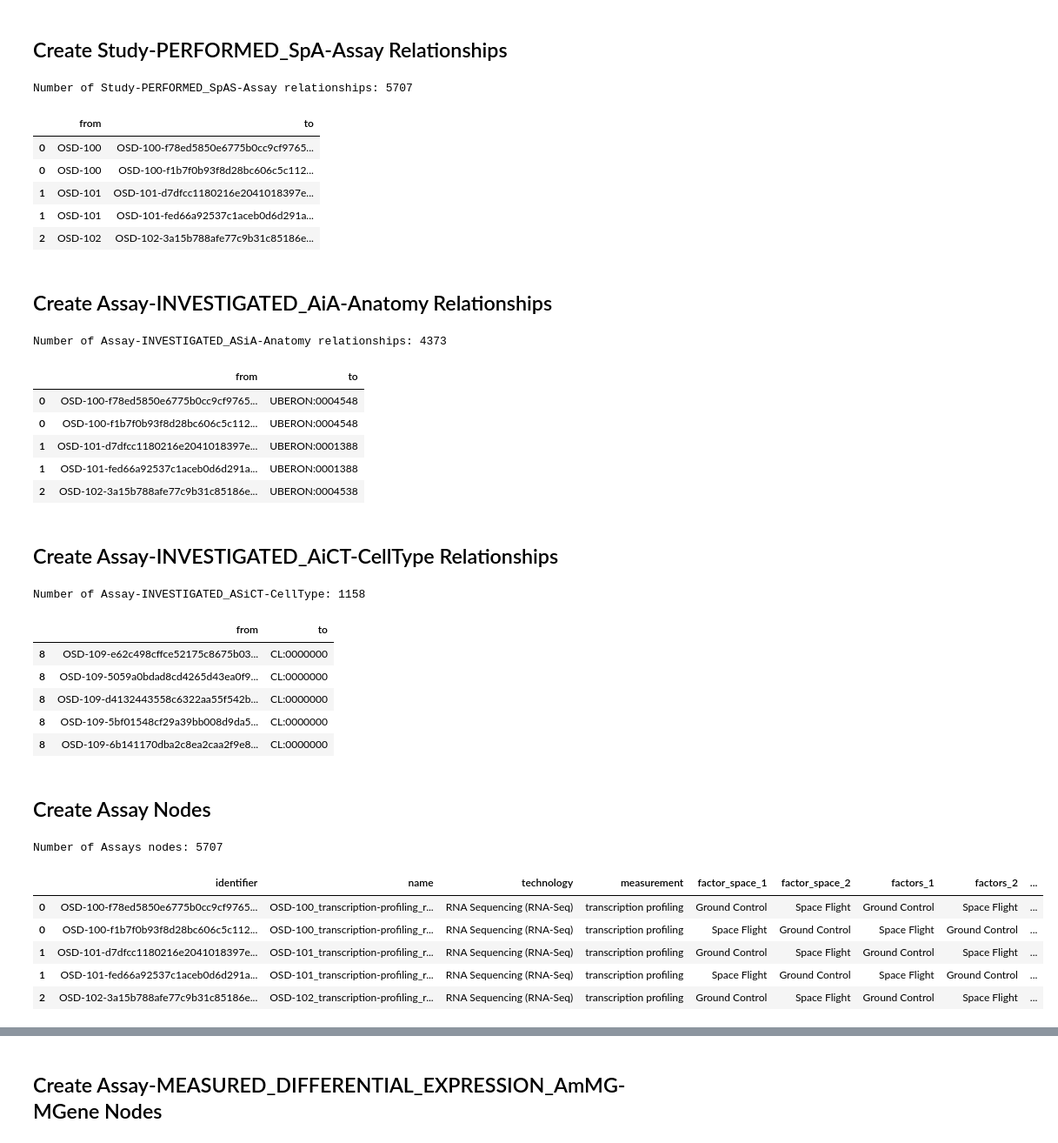
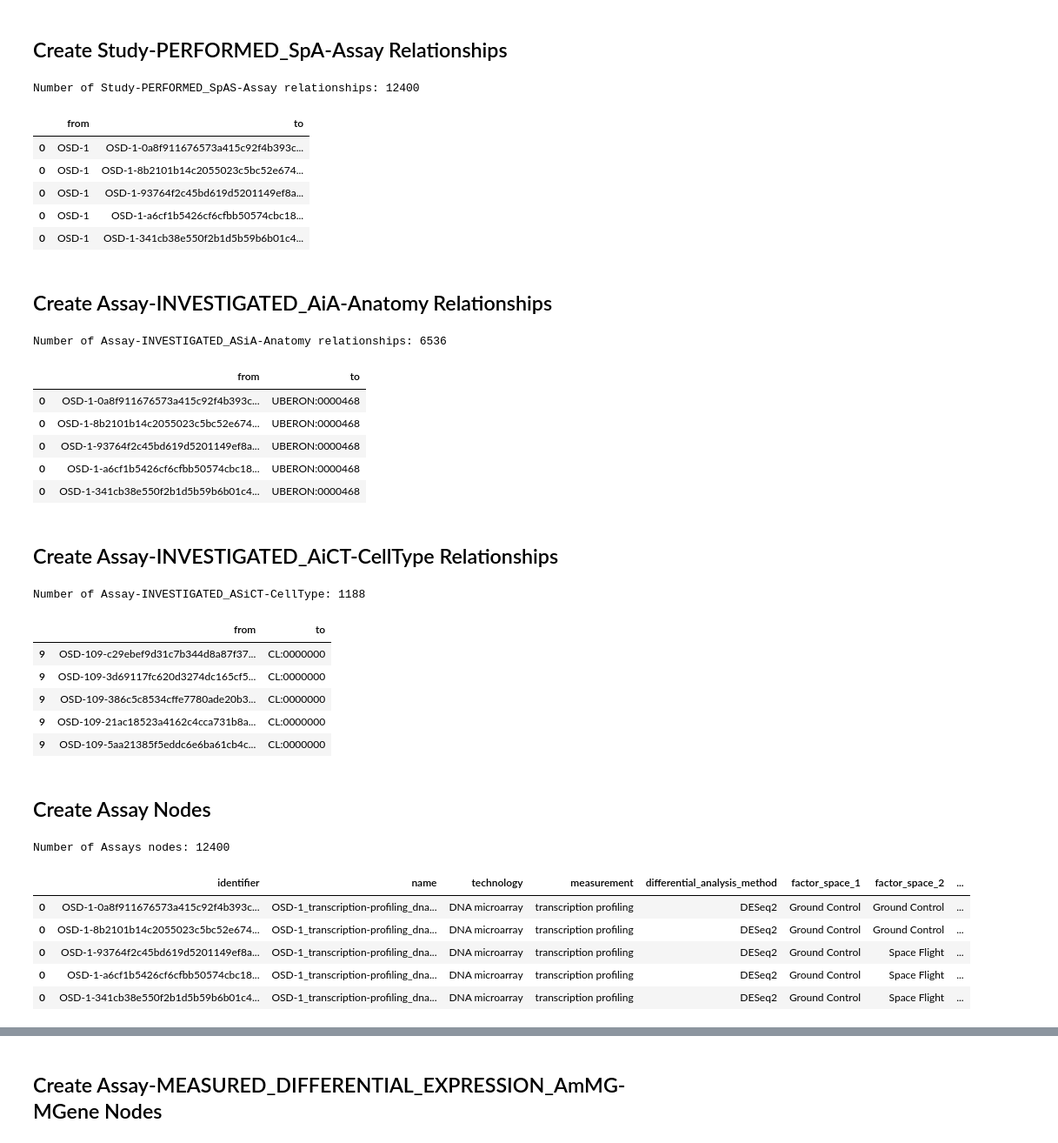
Before and after one commit to asaravia-butler/spoke_genelab, a Jupyter notebook: notebooks/4_create_assay_nodes.ipynb, the cells around one changed output, grey strips where cells are left out. Shown at 87% size. Saved outputs shown, nothing was run; the diff lists cells and outputs as text; code cells hidden in the pictures.

```diff
--- a/notebooks/4_create_assay_nodes.ipynb
+++ b/notebooks/4_create_assay_nodes.ipynb
@@ -31,8 +31,8 @@ MANIFEST_PATH = "../data/manifest.csv"
 ## Get Info about available Datasets
 # %%
 manifest = pd.read_csv(MANIFEST_PATH, dtype=str, keep_default_na=False,
-                       usecols=["identifier", "technology", "measurement", "assay_name", "organism", "material", "filename"])
+                       usecols=["identifier", "technology", "measurement", "differential_analysis_method", "assay_name", "organism", "material", "filename", "host_organism", "host_taxonomy", "host_strain"])
 # Remove duplicates that have multiple materials. These will be extracted from the factors to ensure a proper mapping
-manifest.drop_duplicates(subset=["identifier", "technology", "measurement", "assay_name", "filename"], inplace=True)
+manifest.drop_duplicates(subset=["identifier", "technology", "measurement", "differential_analysis_method", "assay_name", "filename","host_organism", "host_taxonomy", "host_strain"], inplace=True)
 manifest.head()
 # %% [output]
@@ -45,8 +45,10 @@ manifest.head()
 # %% [markdown]
 ## Extract Assay Data
 # %%
-variables = {"transcription profiling": "Log2fc_",
-             "DNA methylation profiling": "meth.diff_",
+variables = {"DESeq2": "Log2fc_",
+             "methylKit": "meth.diff_",
+             "ANCOMB-BC": "Lnfc_",
+             "ANCOMB-BC2": "Lnfc_",
             }
 # %%
 assays = gl.extract_assay_info(manifest, variables)
@@ -64,5 +66,6 @@ assays.head()
 materials = gl.extract_materials(assays)
 # Remove rows where 'factors' contains any digit followed by space (e.g., 1 day) since they cannot match any cell or tissue types
 materials = materials[~materials["material"].str.contains(r'\d ', na=False)]
+materials = materials[materials["material"] != "root"] # plant roots should not be mapped to http://purl.obolibrary.org/obo/NCBITaxon_1
 print("Number of materials to map:", materials.shape[0])
 # %% [output]
@@ -142,13 +145,13 @@ study_performed_assay_rels = gl.save_dataframe_to_kg(study_performed_assay, 'Stu
 print(f"Number of Study-PERFORMED_SpAS-Assay relationships: {study_performed_assay_rels.shape[0]}")
 study_performed_assay_rels.head()
 # %% [output]
-Number of Study-PERFORMED_SpAS-Assay relationships: 5707
+Number of Study-PERFORMED_SpAS-Assay relationships: 12400
 |  | from | to |
-| 0 | OSD-100 | OSD-100-f78ed5850e6775b0cc9cf9765... |
-| 0 | OSD-100 | OSD-100-f1b7f0b93f8d28bc606c5c112... |
-| 1 | OSD-101 | OSD-101-d7dfcc1180216e2041018397e... |
-| 1 | OSD-101 | OSD-101-fed66a92537c1aceb0d6d291a... |
-| 2 | OSD-102 | OSD-102-3a15b788afe77c9b31c85186e... |
+| 0 | OSD-1 | OSD-1-0a8f911676573a415c92f4b393c... |
+| 0 | OSD-1 | OSD-1-8b2101b14c2055023c5bc52e674... |
+| 0 | OSD-1 | OSD-1-93764f2c45bd619d5201149ef8a... |
+| 0 | OSD-1 | OSD-1-a6cf1b5426cf6cfbb50574cbc18... |
+| 0 | OSD-1 | OSD-1-341cb38e550f2b1d5b59b6b01c4... |
 # %% [markdown]
 ## Create Assay-INVESTIGATED_AiA-Anatomy Relationships
 # %%
@@ -166,13 +169,13 @@ assay_investigated_anatomy_rels = gl.save_dataframe_to_kg(assay_investigated_ana
 print(f"Number of Assay-INVESTIGATED_ASiA-Anatomy relationships: {assay_investigated_anatomy_rels.shape[0]}")
 assay_investigated_anatomy_rels.head()
 # %% [output]
-Number of Assay-INVESTIGATED_ASiA-Anatomy relationships: 4373
+Number of Assay-INVESTIGATED_ASiA-Anatomy relationships: 6536
 |  | from | to |
-| 0 | OSD-100-f78ed5850e6775b0cc9cf9765... | UBERON:0004548 |
-| 0 | OSD-100-f1b7f0b93f8d28bc606c5c112... | UBERON:0004548 |
-| 1 | OSD-101-d7dfcc1180216e2041018397e... | UBERON:0001388 |
-| 1 | OSD-101-fed66a92537c1aceb0d6d291a... | UBERON:0001388 |
-| 2 | OSD-102-3a15b788afe77c9b31c85186e... | UBERON:0004538 |
+| 0 | OSD-1-0a8f911676573a415c92f4b393c... | UBERON:0000468 |
+| 0 | OSD-1-8b2101b14c2055023c5bc52e674... | UBERON:0000468 |
+| 0 | OSD-1-93764f2c45bd619d5201149ef8a... | UBERON:0000468 |
+| 0 | OSD-1-a6cf1b5426cf6cfbb50574cbc18... | UBERON:0000468 |
+| 0 | OSD-1-341cb38e550f2b1d5b59b6b01c4... | UBERON:0000468 |
 # %% [markdown]
 ## Create Assay-INVESTIGATED_AiCT-CellType Relationships
 # %%
@@ -182,36 +185,37 @@ assay_investigated_cell_type_rels = gl.save_dataframe_to_kg(assay_investigated_c
 print(f"Number of Assay-INVESTIGATED_ASiCT-CellType: {assay_investigated_cell_type_rels.shape[0]}")
 assay_investigated_cell_type_rels.head()
 # %% [output]
-Number of Assay-INVESTIGATED_ASiCT-CellType: 1158
+Number of Assay-INVESTIGATED_ASiCT-CellType: 1188
 |  | from | to |
-| 8 | OSD-109-e62c498cffce52175c8675b03... | CL:0000000 |
-| 8 | OSD-109-5059a0bdad8cd4265d43ea0f9... | CL:0000000 |
-| 8 | OSD-109-d4132443558c6322aa55f542b... | CL:0000000 |
-| 8 | OSD-109-5bf01548cf29a39bb008d9da5... | CL:0000000 |
-| 8 | OSD-109-6b141170dba2c8ea2caa2f9e8... | CL:0000000 |
+| 9 | OSD-109-c29ebef9d31c7b344d8a87f37... | CL:0000000 |
+| 9 | OSD-109-3d69117fc620d3274dc165cf5... | CL:0000000 |
+| 9 | OSD-109-386c5c8534cffe7780ade20b3... | CL:0000000 |
+| 9 | OSD-109-21ac18523a4162c4cca731b8a... | CL:0000000 |
+| 9 | OSD-109-5aa21385f5eddc6e6ba61cb4c... | CL:0000000 |
 # %% [markdown]
 ## Create Assay Nodes
 # %%
 assays.rename(columns={'assay_name': 'name'}, inplace=True)
-assay_props = assays[["identifier", "name", "technology", "measurement",
+assay_props = assays[["identifier", "name", "technology",
+                      "measurement", "differential_analysis_method",
                       "factor_space_1", "factor_space_2",
                       "factors_1", "factors_2",
                       "material_1", "material_2",
                       "material_name_1", "material_name_2",
-                      "material_id_1", "material_id_2"
+                      "material_id_1", "material_id_2",
                      ]].copy()
 
 assay_nodes = gl.save_dataframe_to_kg(assay_props, 'Assay', node_dir)
 print(f"Number of Assays nodes: {assay_nodes.shape[0]}")
 assay_nodes.head()
 # %% [output]
-Number of Assays nodes: 5707
+Number of Assays nodes: 12400
-|  | identifier | name | technology | measurement | factor_space_1 | factor_space_2 | factors_1 | factors_2 | ... |
-| 0 | OSD-100-f78ed5850e6775b0cc9cf9765... | OSD-100_transcription-profiling_r... | RNA Sequencing (RNA-Seq) | transcription profiling | Ground Control | Space Flight | Ground Control | Space Flight | ... |
-| 0 | OSD-100-f1b7f0b93f8d28bc606c5c112... | OSD-100_transcription-profiling_r... | RNA Sequencing (RNA-Seq) | transcription profiling | Space Flight | Ground Control | Space Flight | Ground Control | ... |
-| 1 | OSD-101-d7dfcc1180216e2041018397e... | OSD-101_transcription-profiling_r... | RNA Sequencing (RNA-Seq) | transcription profiling | Ground Control | Space Flight | Ground Control | Space Flight | ... |
-| 1 | OSD-101-fed66a92537c1aceb0d6d291a... | OSD-101_transcription-profiling_r... | RNA Sequencing (RNA-Seq) | transcription profiling | Space Flight | Ground Control | Space Flight | Ground Control | ... |
-| 2 | OSD-102-3a15b788afe77c9b31c85186e... | OSD-102_transcription-profiling_r... | RNA Sequencing (RNA-Seq) | transcription profiling | Ground Control | Space Flight | Ground Control | Space Flight | ... |
+|  | identifier | name | technology | measurement | differential_analysis_method | factor_space_1 | factor_space_2 | ... |
+| 0 | OSD-1-0a8f911676573a415c92f4b393c... | OSD-1_transcription-profiling_dna... | DNA microarray | transcription profiling | DESeq2 | Ground Control | Ground Control | ... |
+| 0 | OSD-1-8b2101b14c2055023c5bc52e674... | OSD-1_transcription-profiling_dna... | DNA microarray | transcription profiling | DESeq2 | Ground Control | Ground Control | ... |
+| 0 | OSD-1-93764f2c45bd619d5201149ef8a... | OSD-1_transcription-profiling_dna... | DNA microarray | transcription profiling | DESeq2 | Ground Control | Space Flight | ... |
+| 0 | OSD-1-a6cf1b5426cf6cfbb50574cbc18... | OSD-1_transcription-profiling_dna... | DNA microarray | transcription profiling | DESeq2 | Ground Control | Space Flight | ... |
+| 0 | OSD-1-341cb38e550f2b1d5b59b6b01c4... | OSD-1_transcription-profiling_dna... | DNA microarray | transcription profiling | DESeq2 | Ground Control | Space Flight | ... |
 # %%
 assay_measured_mgene = gl.extract_transcription_data(assays, threshold=0.1)
 # %% [output]
```
Also changed, not shown: parts of 22 cells of this notebook, 31 other files.
